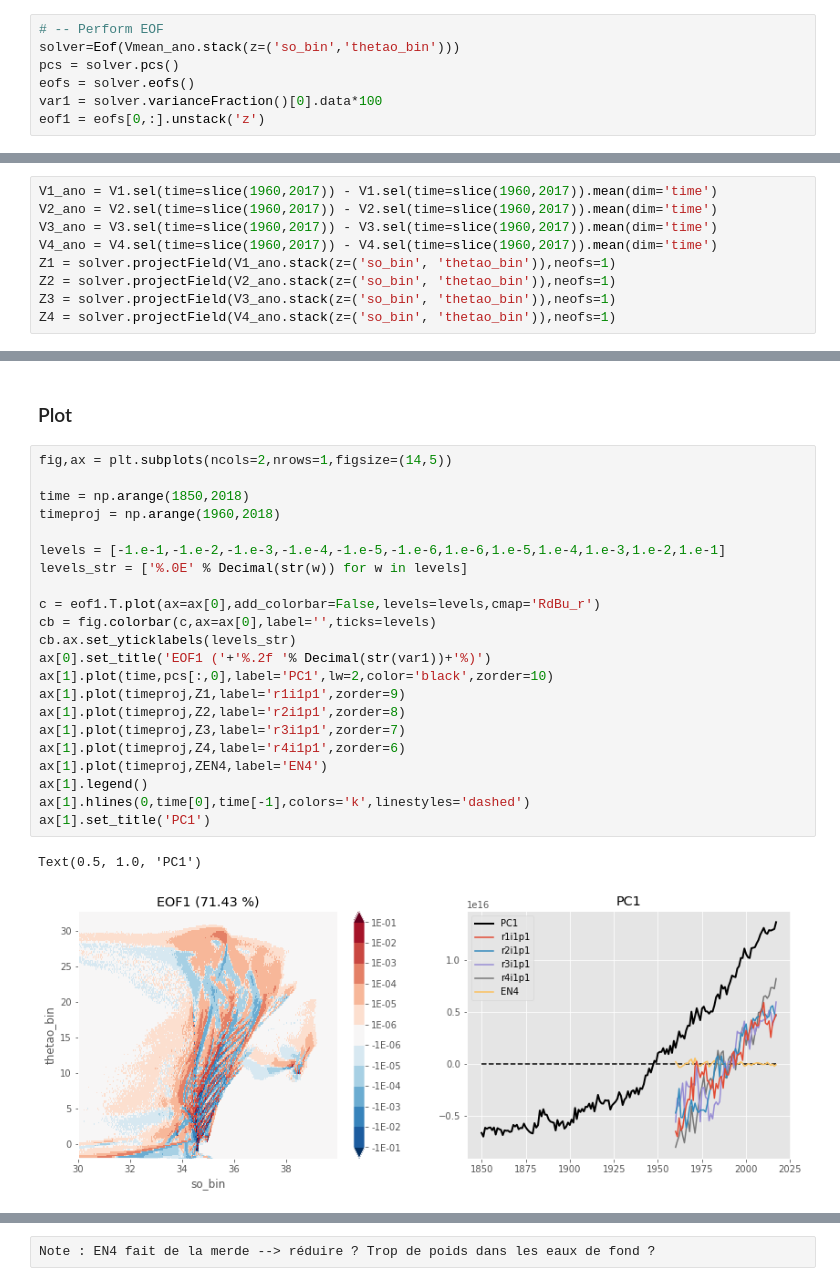
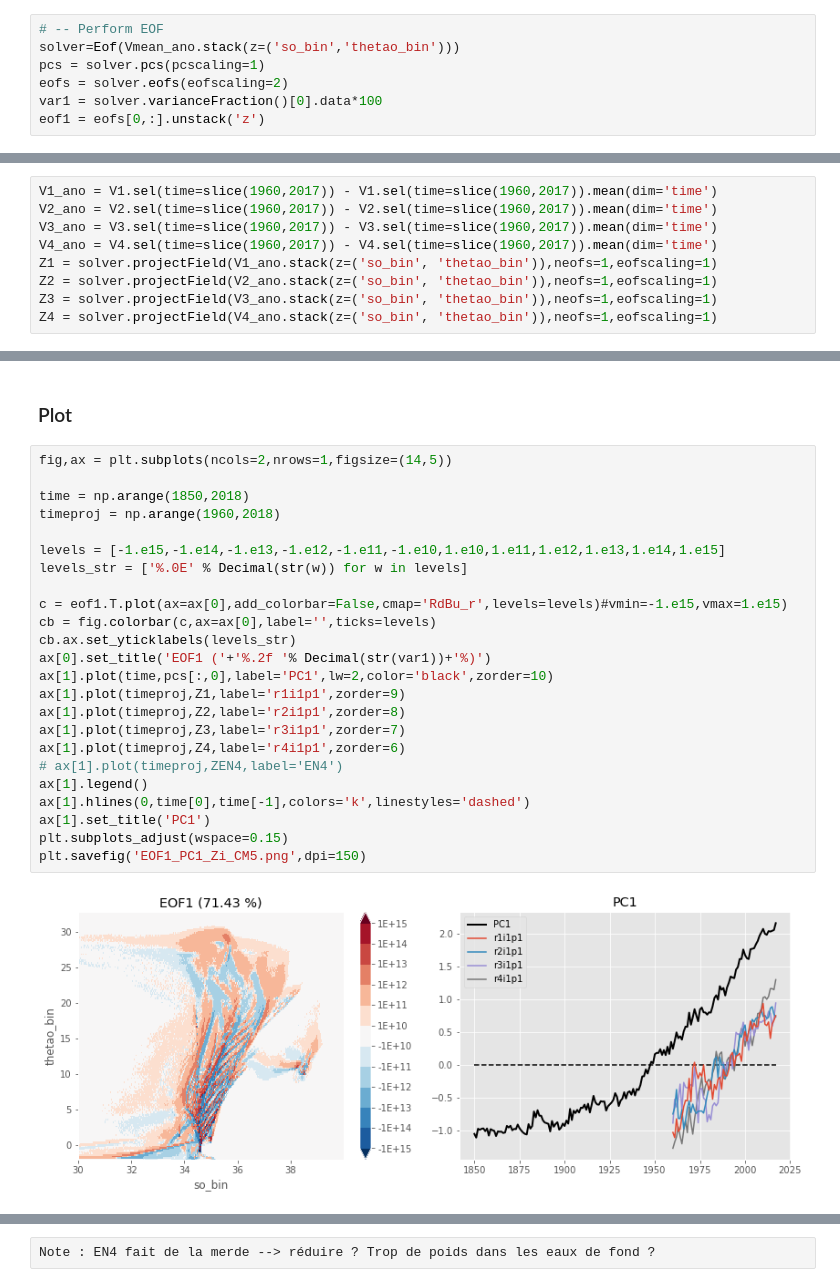
Before and after one commit to ysilvy/bin_TS, a Jupyter notebook: maquette_detection_CM5/fingerprint_projection.ipynb, the cells around one changed output, grey strips where cells are left out. Saved outputs shown, nothing was run; the diff lists cells and outputs as text.

```diff
--- a/maquette_detection_CM5/fingerprint_projection.ipynb
+++ b/maquette_detection_CM5/fingerprint_projection.ipynb
@@ -31,8 +31,8 @@ Vmean_ano = Vmean.sel(time=slice(1850,2017)) - Vmean.sel(time=slice(1960,2017)).
 # %%
 # -- Perform EOF
 solver=Eof(Vmean_ano.stack(z=('so_bin','thetao_bin')))
-pcs = solver.pcs()
-eofs = solver.eofs()
+pcs = solver.pcs(pcscaling=1)
+eofs = solver.eofs(eofscaling=2)
 var1 = solver.varianceFraction()[0].data*100
 eof1 = eofs[0,:].unstack('z')
 # %% [markdown]
@@ -42,10 +42,10 @@ V1_ano = V1.sel(time=slice(1960,2017)) - V1.sel(time=slice(1960,2017)).mean(dim=
 V2_ano = V2.sel(time=slice(1960,2017)) - V2.sel(time=slice(1960,2017)).mean(dim='time')
 V3_ano = V3.sel(time=slice(1960,2017)) - V3.sel(time=slice(1960,2017)).mean(dim='time')
 V4_ano = V4.sel(time=slice(1960,2017)) - V4.sel(time=slice(1960,2017)).mean(dim='time')
-Z1 = solver.projectField(V1_ano.stack(z=('so_bin', 'thetao_bin')),neofs=1)
-Z2 = solver.projectField(V2_ano.stack(z=('so_bin', 'thetao_bin')),neofs=1)
-Z3 = solver.projectField(V3_ano.stack(z=('so_bin', 'thetao_bin')),neofs=1)
-Z4 = solver.projectField(V4_ano.stack(z=('so_bin', 'thetao_bin')),neofs=1)
+Z1 = solver.projectField(V1_ano.stack(z=('so_bin', 'thetao_bin')),neofs=1,eofscaling=1)
+Z2 = solver.projectField(V2_ano.stack(z=('so_bin', 'thetao_bin')),neofs=1,eofscaling=1)
+Z3 = solver.projectField(V3_ano.stack(z=('so_bin', 'thetao_bin')),neofs=1,eofscaling=1)
+Z4 = solver.projectField(V4_ano.stack(z=('so_bin', 'thetao_bin')),neofs=1,eofscaling=1)
 # %% [markdown]
 ### Project EN4
 # %%
@@ -60,25 +60,26 @@ ZEN4 = solver.projectField(VEN4_ano.stack(z=('so_bin', 'thetao_bin')),neofs=1)
 # %%
 fig,ax = plt.subplots(ncols=2,nrows=1,figsize=(14,5))
 
 time = np.arange(1850,2018)
 timeproj = np.arange(1960,2018)
 
-levels = [-1.e-1,-1.e-2,-1.e-3,-1.e-4,-1.e-5,-1.e-6,1.e-6,1.e-5,1.e-4,1.e-3,1.e-2,1.e-1]
+levels = [-1.e15,-1.e14,-1.e13,-1.e12,-1.e11,-1.e10,1.e10,1.e11,1.e12,1.e13,1.e14,1.e15]
 levels_str = ['%.0E' % Decimal(str(w)) for w in levels]
 
-c = eof1.T.plot(ax=ax[0],add_colorbar=False,levels=levels,cmap='RdBu_r')
+c = eof1.T.plot(ax=ax[0],add_colorbar=False,cmap='RdBu_r',levels=levels)#vmin=-1.e15,vmax=1.e15)
 cb = fig.colorbar(c,ax=ax[0],label='',ticks=levels)
 cb.ax.set_yticklabels(levels_str)
 ax[0].set_title('EOF1 ('+'%.2f '% Decimal(str(var1))+'%)')
 ax[1].plot(time,pcs[:,0],label='PC1',lw=2,color='black',zorder=10)
 ax[1].plot(timeproj,Z1,label='r1i1p1',zorder=9)
 ax[1].plot(timeproj,Z2,label='r2i1p1',zorder=8)
 ax[1].plot(timeproj,Z3,label='r3i1p1',zorder=7)
 ax[1].plot(timeproj,Z4,label='r4i1p1',zorder=6)
-ax[1].plot(timeproj,ZEN4,label='EN4')
+# ax[1].plot(timeproj,ZEN4,label='EN4')
 ax[1].legend()
 ax[1].hlines(0,time[0],time[-1],colors='k',linestyles='dashed')
 ax[1].set_title('PC1')
+plt.subplots_adjust(wspace=0.15)
+plt.savefig('EOF1_PC1_Zi_CM5.png',dpi=150)
 # %% [output]
-Text(0.5, 1.0, 'PC1')
-[figure, old version]
+[figure, new version]
```
Also changed, not shown: parts of 10 cells of this notebook.
